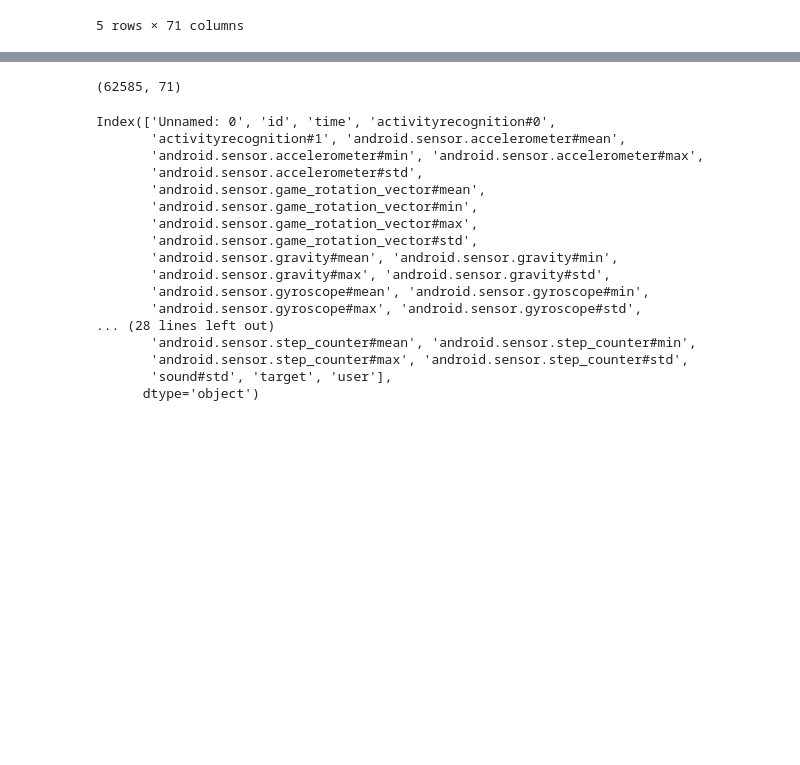
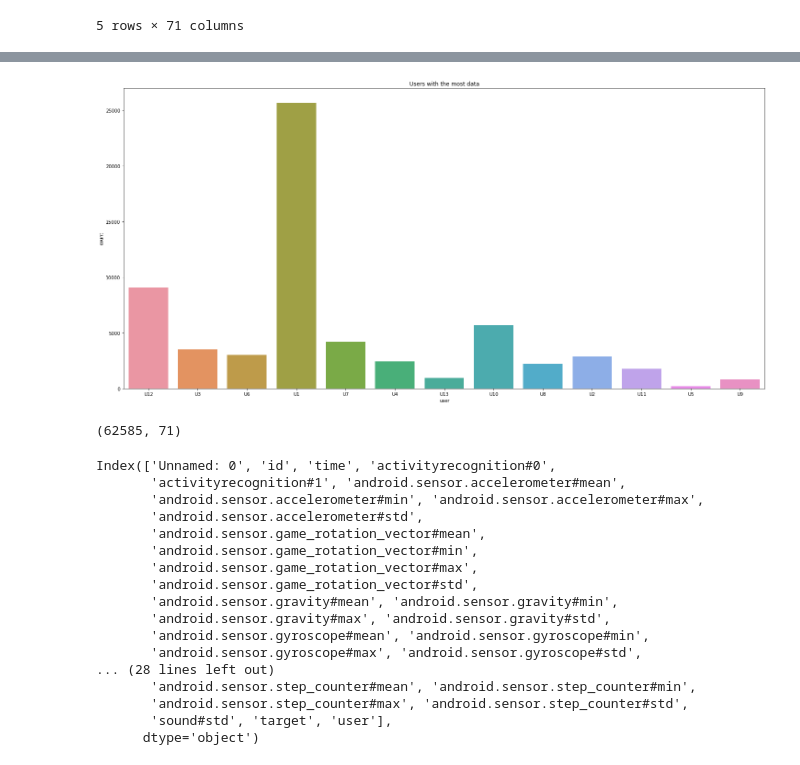
Before and after one commit to sardorick/BW-2-Fitness-ML, a Jupyter notebook: eda_half_second_Sardor.ipynb, the cells around one changed output, grey strips where cells are left out. Cells and saved outputs as stored; diff of their text form; code cells hidden in the pictures; blank space fills up the shorter version.

```diff
--- a/eda_half_second_Sardor.ipynb
+++ b/eda_half_second_Sardor.ipynb
@@ -109,3 +93,10 @@ sb.countplot(df['user'])
+# %%
+plt.figure(figsize=(25, 12))
+sb.countplot(df['user'])
+plt.title('Users with the most data')
+plt.savefig('users.png')
+# %% [output]
+[figure, added]
 # %%
 df.shape
 # %% [output]
```
Also changed, not shown: parts of 8 cells of this notebook, 7 other files.
